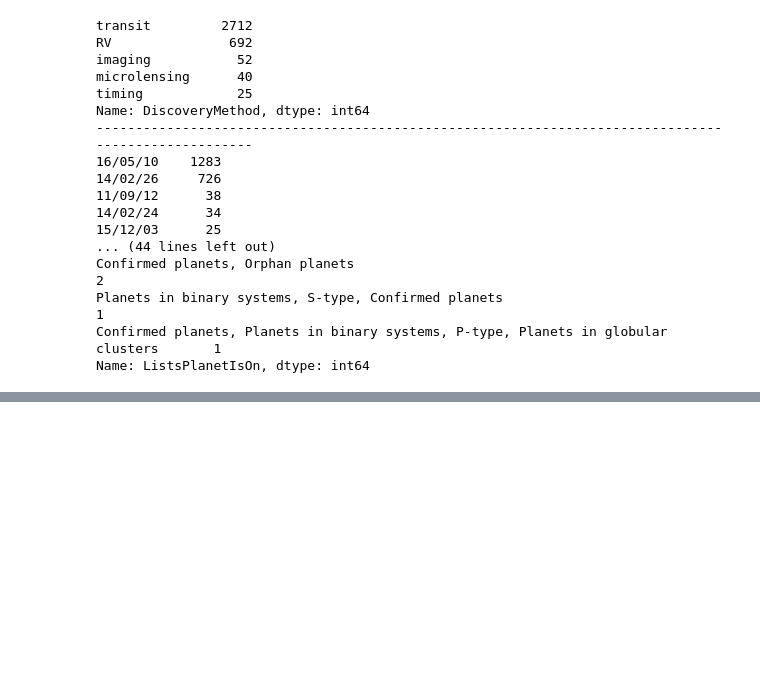
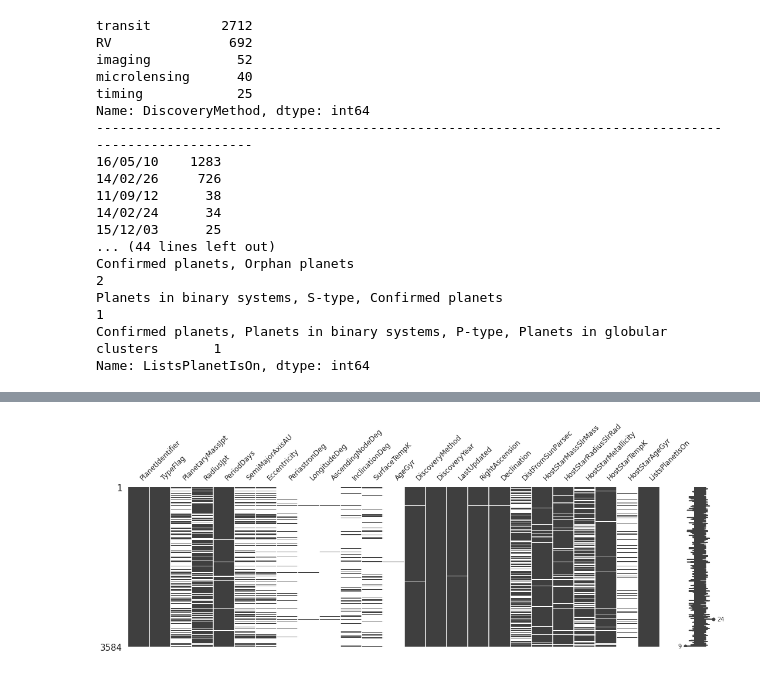
Before and after one commit to ArminD93/OpenExoplanetCatalogue, a Jupyter notebook: OpenExoplanetCatalogue.ipynb, the cells around one changed output, grey strips where cells are left out. Cells and saved outputs as stored; diff of their text form; code cells hidden in the pictures; blank space fills up the shorter version.

```diff
--- a/OpenExoplanetCatalogue.ipynb
+++ b/OpenExoplanetCatalogue.ipynb
@@ -18,0 +30,6 @@ planets.head()
+# %%
+planets_raw = pd.read_csv('/content/drive/My Drive/ColabNotebooks/OpenExoplanetCatalogue/datasets/oec.csv', low_memory=False)
+
+planets = planets_raw.copy()
+
+planets.head()
@@ -68,12 +92,3 @@ Confirmed planets, Orphan planets
 Planets in binary systems, S-type, Confirmed planets                                     1
 Confirmed planets, Planets in binary systems, P-type, Planets in globular clusters       1
 Name: ListsPlanetIsOn, dtype: int64
-# %%
-planets['DiscoveryMethod'] = planets['DiscoveryMethod'].astype('category')
-planets['LastUpdated'] = planets['LastUpdated'].astype('category')
-planets['DiscoveryMethod'] = planets['DiscoveryMethod'].astype('category')
-planets['RightAscension'] = planets['RightAscension'].astype('category')
-planets['Declination'] = planets['Declination'].astype('category')
-planets['ListsPlanetIsOn'] = planets['ListsPlanetIsOn'].astype('category')
-
-planets.info(memory_usage='deep')
@@ -97,0 +95,4 @@ memory usage: 1.3 MB
+# %%
+for col in ['DiscoveryMethod', 'LastUpdated', 'DiscoveryMethod', 'RightAscension', 'Declination',  'ListsPlanetIsOn']:
+    planets[col] = planets[col].astype('category')
+planets.info(memory_usage='deep')
@@ -97,0 +161,5 @@ memory usage: 1.3 MB
+# %%
+msno.matrix(planets,  figsize=(18,5), fontsize=12)
+plt.show()
+# %% [output]
+[figure, added]
```
Also changed, not shown: parts of 22 cells of this notebook.
